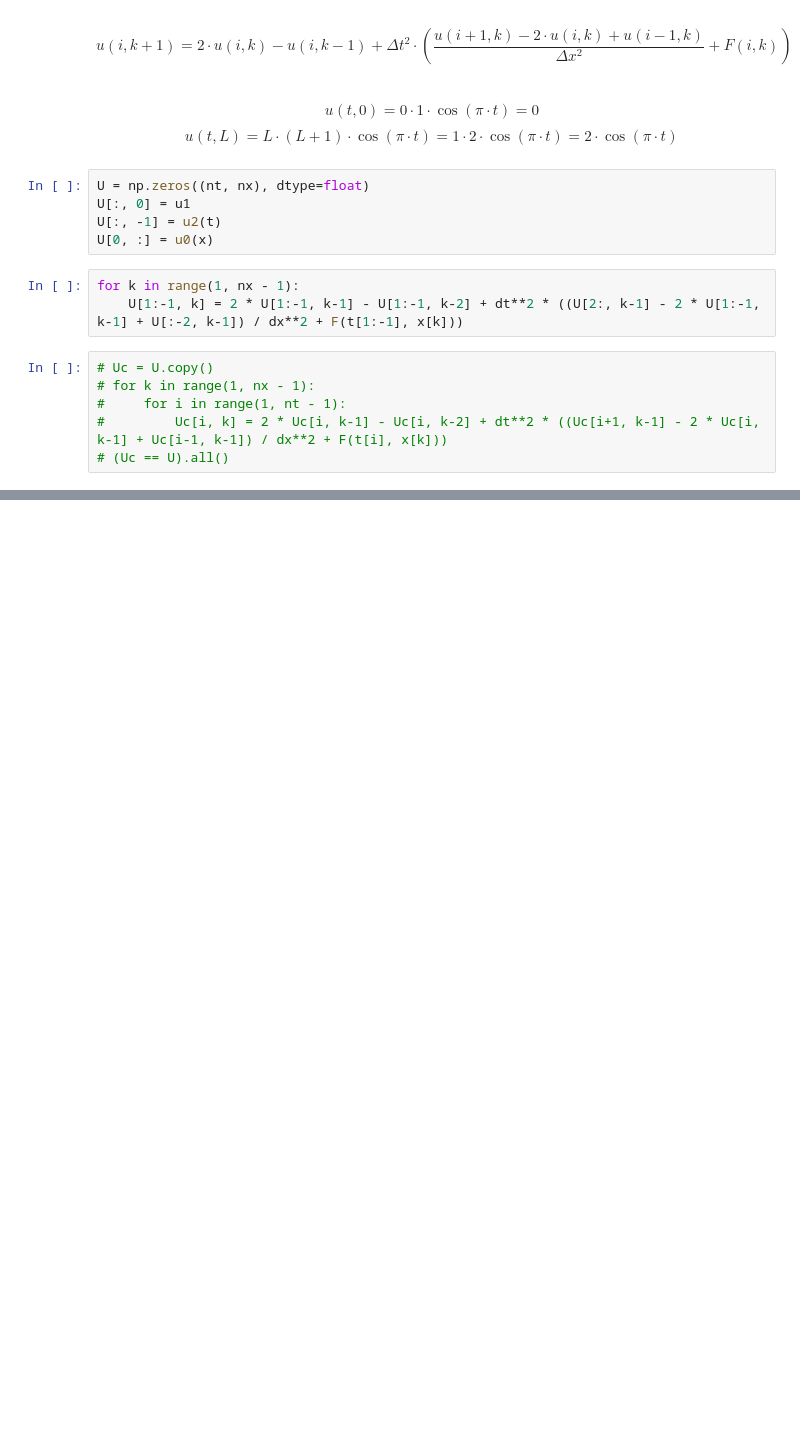
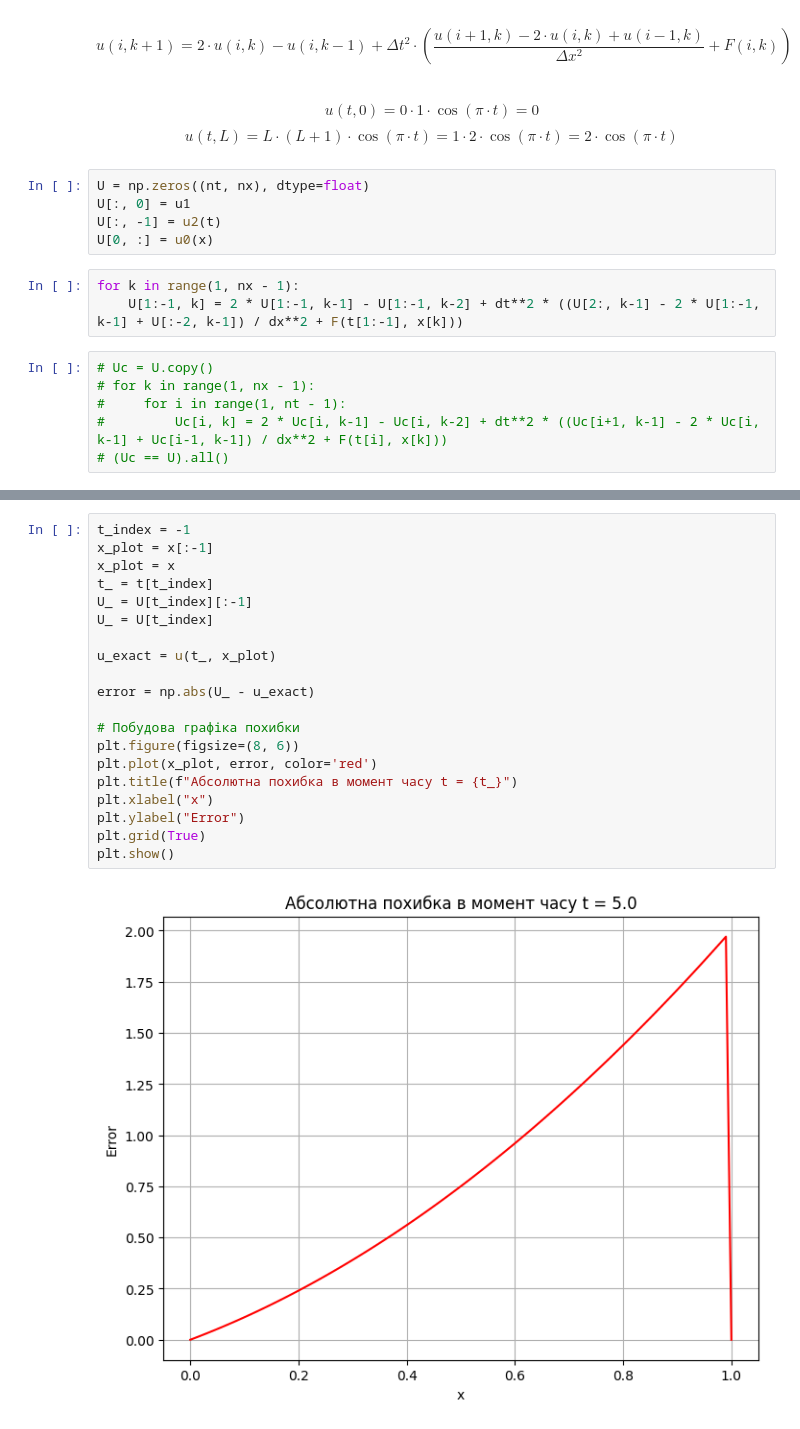
Before and after one commit to KlymentievMaksym/MetOb, a Jupyter notebook: RGR/RGR.ipynb, the cells around one changed output, grey strips where cells are left out. Saved outputs shown, nothing was run; the diff lists cells and outputs as text; blank space fills up the shorter version.

```diff
--- a/RGR/RGR.ipynb
+++ b/RGR/RGR.ipynb
@@ -77,0 +99,22 @@ plt.show
+# %%
+t_index = -1
+x_plot = x[:-1]
+x_plot = x
+t_ = t[t_index]
+U_ = U[t_index][:-1]
+U_ = U[t_index]
+
+u_exact = u(t_, x_plot)
+
+error = np.abs(U_ - u_exact)
+
+# Побудова графіка похибки
+plt.figure(figsize=(8, 6))
+plt.plot(x_plot, error, color='red')
+plt.title(f"Абсолютна похибка в момент часу t = {t_}")
+plt.xlabel("x")
+plt.ylabel("Error")
+plt.grid(True)
+plt.show()
+# %% [output]
+[figure, added]
```
Also changed, not shown: parts of 3 cells of this notebook.
